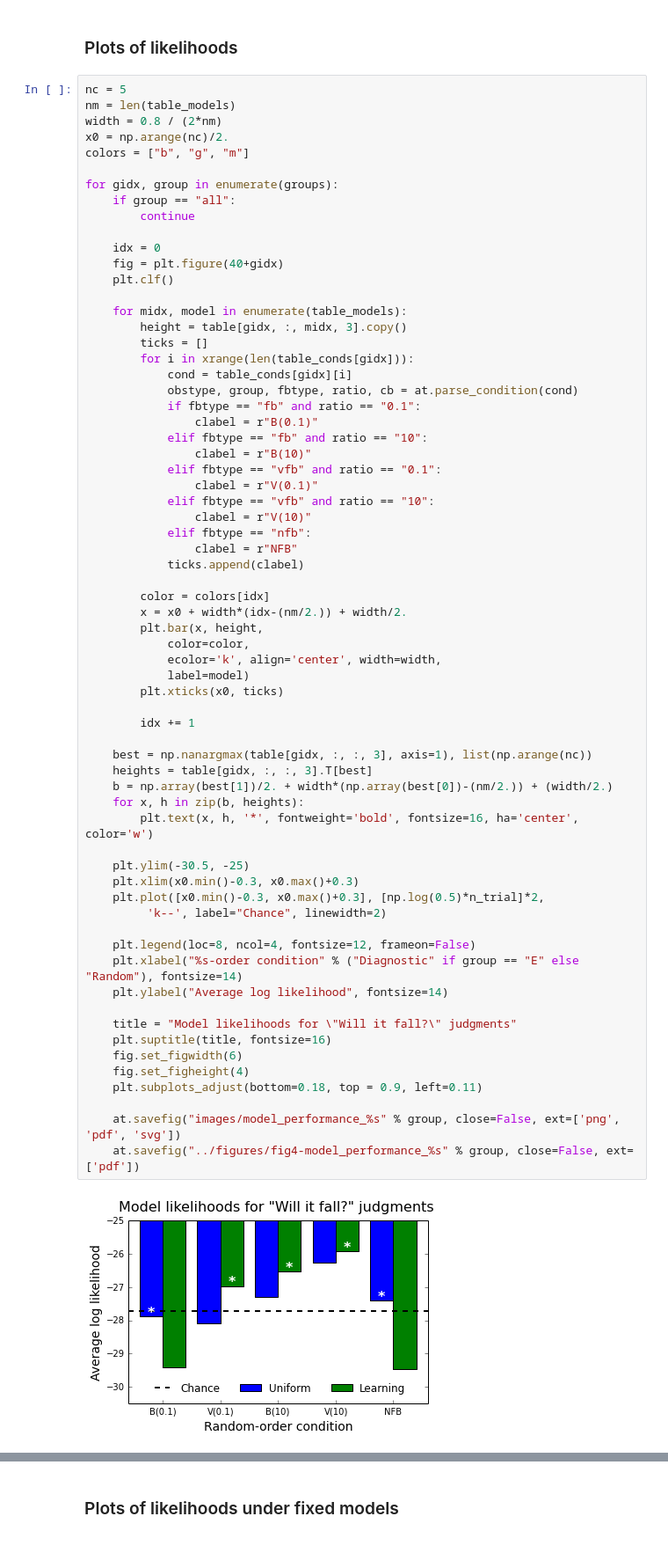
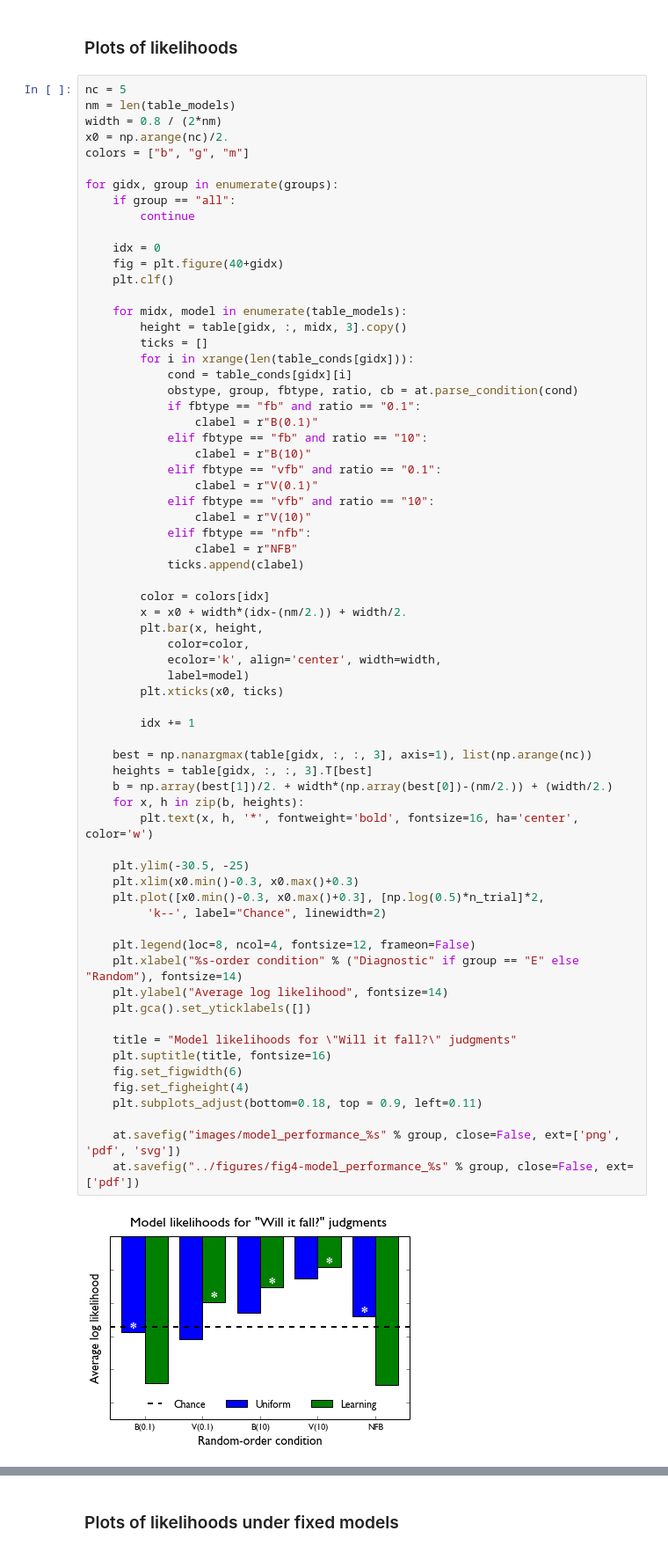
Before and after one commit to berkeley-cocosci/mass-inference, a Jupyter notebook: analysis/analyze-stability-learning.ipynb, the cells around one changed output, grey strips where cells are left out. Shown: that part at 88% size. Drawn from its saved outputs; the diff is of its cells as text.

Commit message:
Add plotting code for figures

```diff
--- a/analysis/analyze-stability-learning.ipynb
+++ b/analysis/analyze-stability-learning.ipynb
@@ -603,31 +518,32 @@ for gidx, group in enumerate(groups):
             ecolor='k', align='center', width=width,
             label=model)
         plt.xticks(x0, ticks)
 
         idx += 1
 
     best = np.nanargmax(table[gidx, :, :, 3], axis=1), list(np.arange(nc))
     heights = table[gidx, :, :, 3].T[best]
     b = np.array(best[1])/2. + width*(np.array(best[0])-(nm/2.)) + (width/2.)
     for x, h in zip(b, heights):
         plt.text(x, h, '*', fontweight='bold', fontsize=16, ha='center', color='w')
 
     plt.ylim(-30.5, -25)
     plt.xlim(x0.min()-0.3, x0.max()+0.3)
     plt.plot([x0.min()-0.3, x0.max()+0.3], [np.log(0.5)*n_trial]*2,
 	     'k--', label="Chance", linewidth=2)
 
     plt.legend(loc=8, ncol=4, fontsize=12, frameon=False)
     plt.xlabel("%s-order condition" % ("Diagnostic" if group == "E" else "Random"), fontsize=14)
     plt.ylabel("Average log likelihood", fontsize=14)
+    plt.gca().set_yticklabels([])
 
     title = "Model likelihoods for \"Will it fall?\" judgments"
     plt.suptitle(title, fontsize=16)
     fig.set_figwidth(6)
     fig.set_figheight(4)
     plt.subplots_adjust(bottom=0.18, top = 0.9, left=0.11)
 
     at.savefig("images/model_performance_%s" % group, close=False, ext=['png', 'pdf', 'svg'])
     at.savefig("../figures/fig4-model_performance_%s" % group, close=False, ext=['pdf'])
 # %% [output]
-[figure, old version]
+[figure, new version]
```
Also changed, not shown: parts of 12 cells of this notebook, 4 other files.
